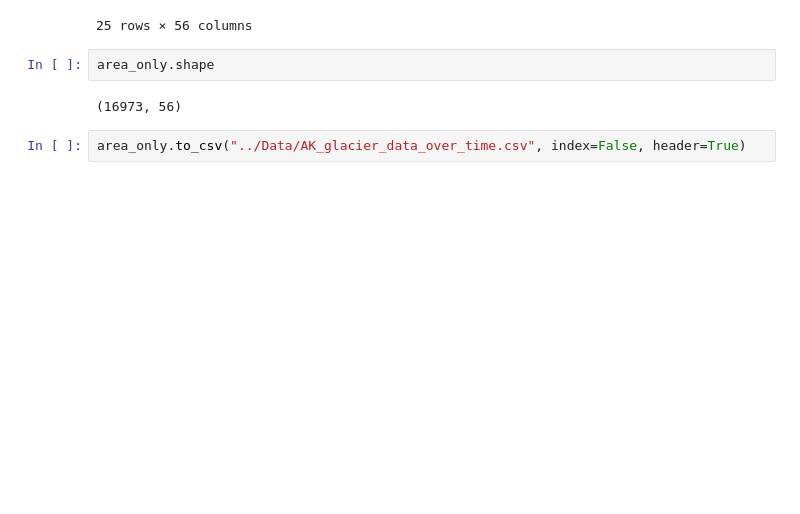
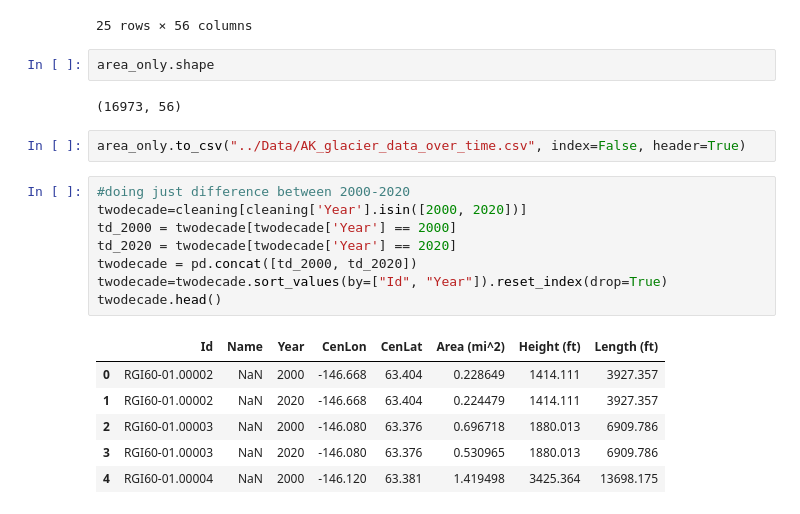
Before and after one commit to DidemBl/Glaciers, a Jupyter notebook: Scripts/Cleaning for Supervised AI.ipynb, the cells around one changed output. Cells and saved outputs as stored; diff of their text form; blank space fills up the shorter version.

```diff
--- a/Scripts/Cleaning for Supervised AI - not in use.ipynb
+++ b/Scripts/Cleaning for Supervised AI.ipynb
@@ -139,3 +139,18 @@ area_only.shape
 (16973, 56)
 # %%
 area_only.to_csv("../Data/AK_glacier_data_over_time.csv", index=False, header=True)
+# %%
+#doing just difference between 2000-2020
+twodecade=cleaning[cleaning['Year'].isin([2000, 2020])]
+td_2000 = twodecade[twodecade['Year'] == 2000]
+td_2020 = twodecade[twodecade['Year'] == 2020]
+twodecade = pd.concat([td_2000, td_2020])
+twodecade=twodecade.sort_values(by=["Id", "Year"]).reset_index(drop=True)
+twodecade.head()
+# %% [output]
+|  | Id | Name | Year | CenLon | CenLat | Area (mi^2) | Height (ft) | Length (ft) |
+| 0 | RGI60-01.00002 | NaN | 2000 | -146.668 | 63.404 | 0.228649 | 1414.111 | 3927.357 |
+| 1 | RGI60-01.00002 | NaN | 2020 | -146.668 | 63.404 | 0.224479 | 1414.111 | 3927.357 |
+| 2 | RGI60-01.00003 | NaN | 2000 | -146.080 | 63.376 | 0.696718 | 1880.013 | 6909.786 |
+| 3 | RGI60-01.00003 | NaN | 2020 | -146.080 | 63.376 | 0.530965 | 1880.013 | 6909.786 |
+| 4 | RGI60-01.00004 | NaN | 2000 | -146.120 | 63.381 | 1.419498 | 3425.364 | 13698.175 |
```
Also changed, not shown: parts of 3 cells of this notebook, 4 other files.
